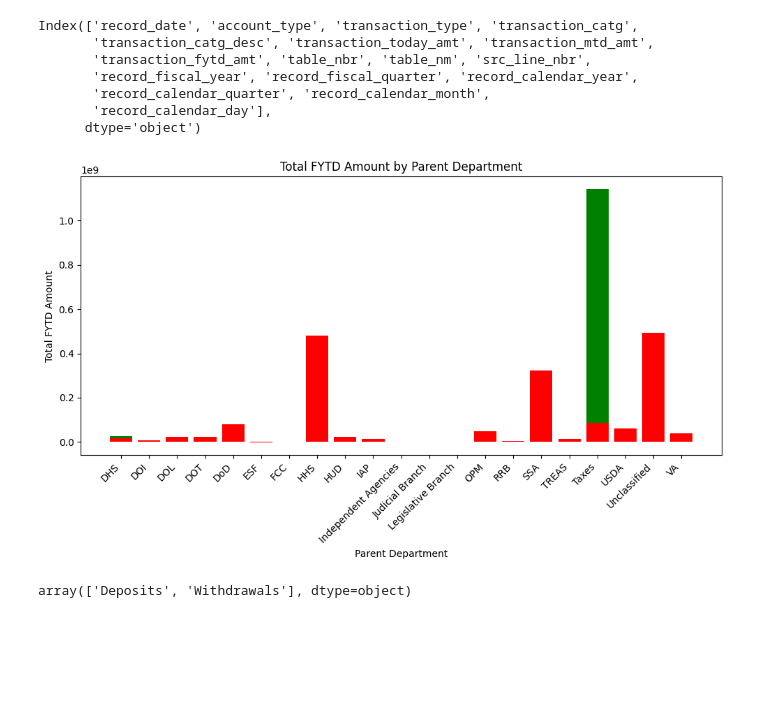
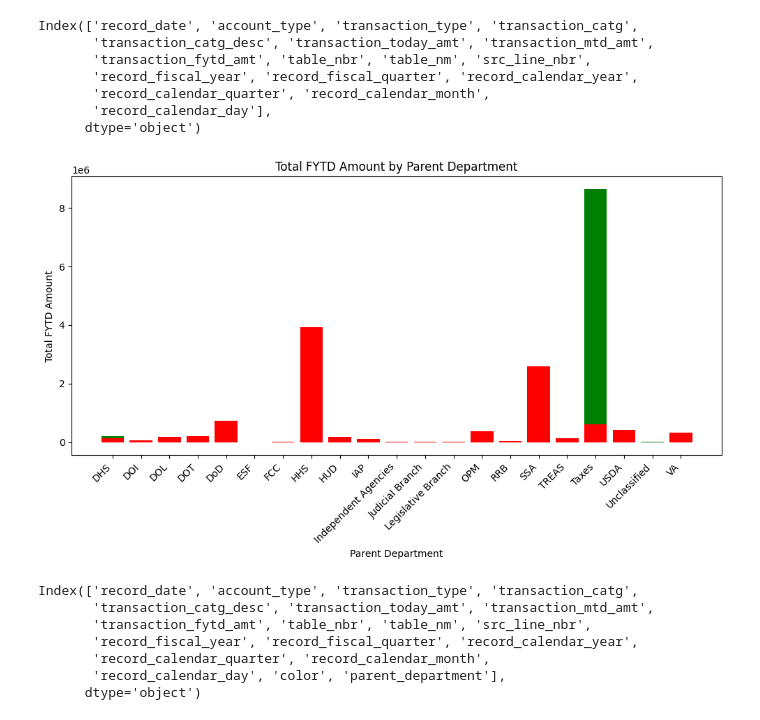
Before and after one commit to dallas-hansen/school, a Jupyter notebook: cis_123/projects/api_caller/classes/data2.ipynb, the cells around one changed output. Cells and saved outputs as stored; diff of their text form; code cells hidden in the pictures; blank space fills up the shorter version.

Commit message:
working on the get_departments function. Really close to done

```diff
--- a/cis_123/projects/api_caller/classes/data2.ipynb
+++ b/cis_123/projects/api_caller/classes/data2.ipynb
@@ -195,32 +195,44 @@ remove = [
     'Public Debt Cash Redemp. (Table IIIB)'
     ]
 df = df[~df['transaction_catg'].isin(remove)]
+# %%
+# Create a mapping of sub-departments to parent departments
+sub_to_parent = {sub: parent for parent, sub_departments in departments.items() for sub in sub_departments}
+
+# Add a new column for parent departments
+df['parent_department'] = df['transaction_catg'].map(sub_to_parent)
 # %%
 # Map transaction type to colors
 color_mapping = {'Deposits': 'green', 'Withdrawals': 'red'}
 df['color'] = df['transaction_type'].map(color_mapping).fillna('gray')
 
 # Group by parent department and sum the amounts
-grouped_df = df.groupby(['parent_department', 'transaction_type'], as_index=False)['transaction_fytd_amt'].sum()
+grouped_df = df.groupby(['parent_department', 'transaction_type'], as_index=False)['transaction_today_amt'].sum()
 
 # Assign colors for the grouped data
 grouped_df['color'] = grouped_df['transaction_type'].map(color_mapping)
 
 # Plot the results
 plt.figure(figsize=(10, 6))
-plt.bar(grouped_df['parent_department'], grouped_df['transaction_fytd_amt'], color=grouped_df['color'])
+plt.bar(grouped_df['parent_department'], grouped_df['transaction_today_amt'], color=grouped_df['color'])
 plt.xlabel('Parent Department')
 plt.ylabel('Total FYTD Amount')
 plt.title('Total FYTD Amount by Parent Department')
 plt.xticks(rotation=45, ha='right')
 plt.tight_layout()
 plt.show()
 # %% [output]
-[figure, old version]
+[figure, new version]
-# %%
-df['transaction_type'].unique()
-# %% [output]
-array(['Deposits', 'Withdrawals'], dtype=object)
+# %%
+df.columns
+# %% [output]
+Index(['record_date', 'account_type', 'transaction_type', 'transaction_catg',
+       'transaction_catg_desc', 'transaction_today_amt', 'transaction_mtd_amt',
+       'transaction_fytd_amt', 'table_nbr', 'table_nm', 'src_line_nbr',
+       'record_fiscal_year', 'record_fiscal_quarter', 'record_calendar_year',
+       'record_calendar_quarter', 'record_calendar_month',
+       'record_calendar_day', 'color', 'parent_department'],
+      dtype='object')
 # %%
 # plt.bar(x=df['transaction_catg'], height=df['transaction_today_amt'])
 # plt.xlabel('Transaction Category', fontsize=1)
```
Also changed, not shown: 6 other files.
